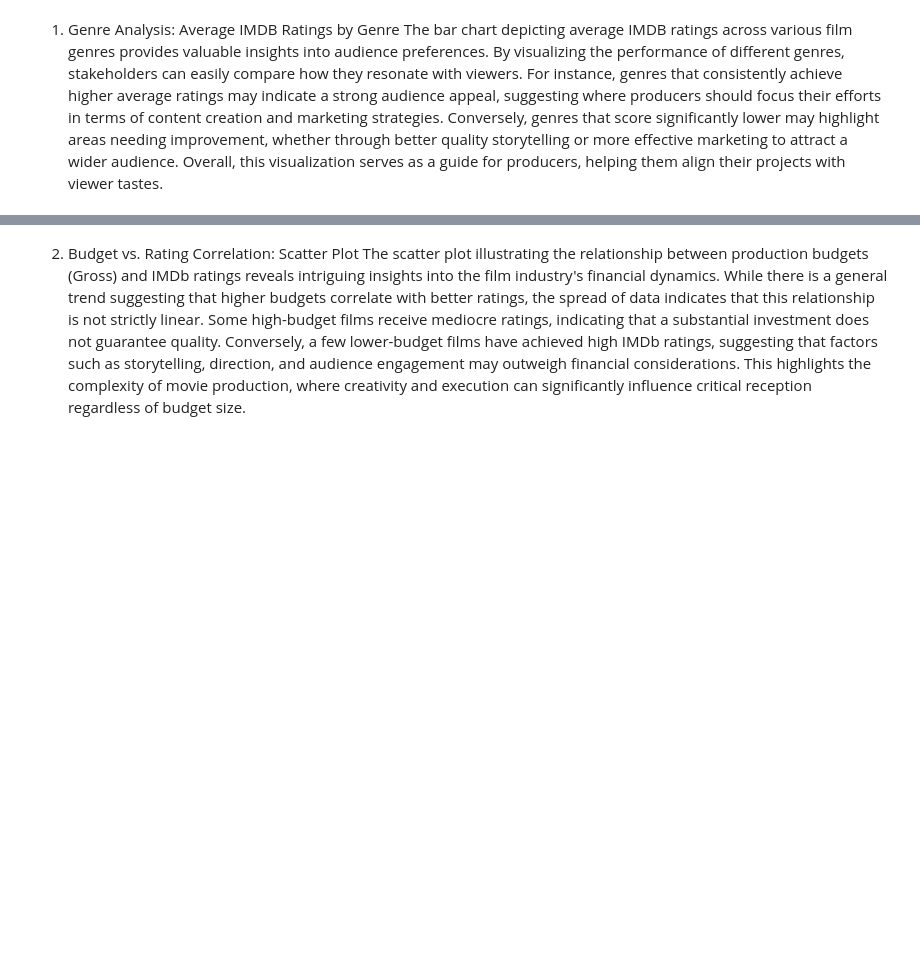
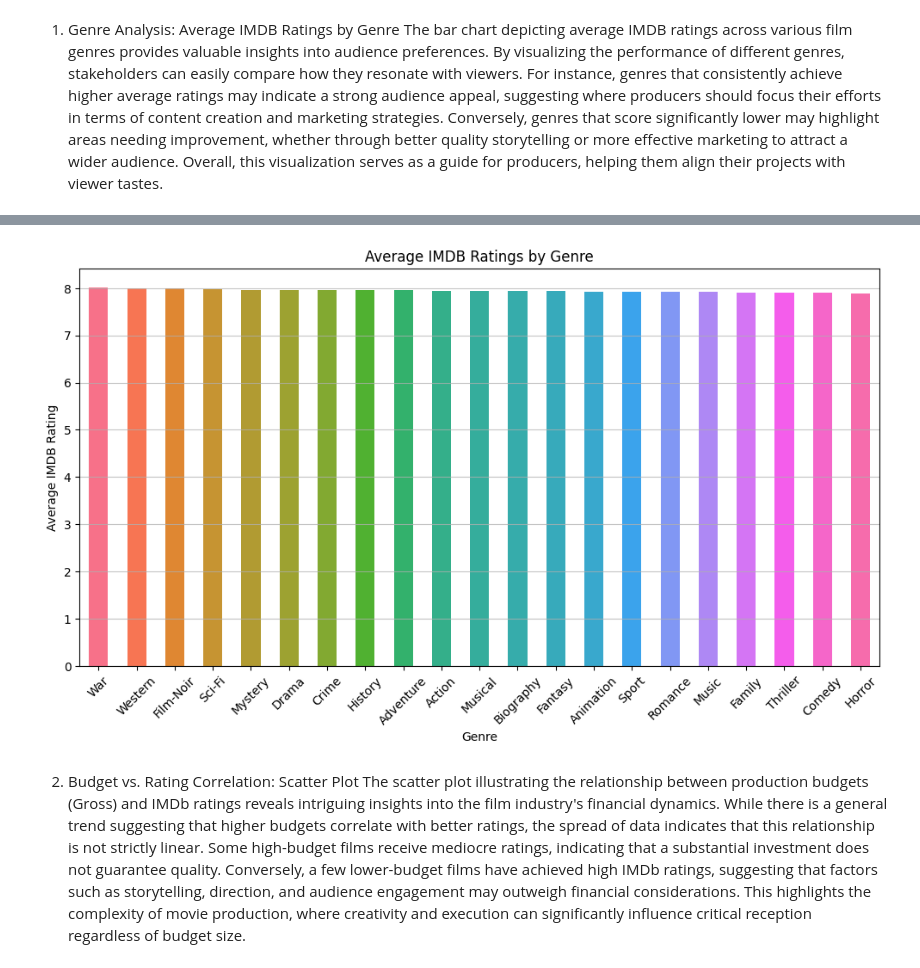
Before and after one commit to IT4063C-Fall24/final-project-ghimirsi, a Jupyter notebook: source.ipynb, the cells around one changed output, grey strips where cells are left out. Saved outputs shown, nothing was run; the diff lists cells and outputs as text; code cells hidden in the pictures; blank space fills up the shorter version.

Commit message:
Update source.ipynb
added the codes for the visualization which was missing in checkpoint 2

```diff
--- a/source.ipynb
+++ b/source.ipynb
@@ -69,3 +66,21 @@ The bar chart depicting average IMDB ratings across various film genres provides
+# %%
+import pandas as pd
+import matplotlib.pyplot as plt
+import seaborn as sns
+
+imdb_data = pd.read_csv('imdb_top_1000.csv')
+imdb_data['Genre'] = imdb_data['Genre'].str.split(', ')
+imdb_data_exploded = imdb_data.explode('Genre')
+
+average_ratings = imdb_data_exploded.groupby('Genre')['IMDB_Rating'].mean().sort_values(ascending=False)
+unique_colors = sns.color_palette("husl", len(average_ratings))
+
+plt.figure(figsize=(12, 6))
+average_ratings.plot(kind='bar', color=unique_colors)
+plt.title('Average IMDB Ratings by Genre')
+plt.xlabel('Genre')
+# %% [output]
+[figure, added]
 # %% [markdown]
 2. Budget vs. Rating Correlation: Scatter Plot
 The scatter plot illustrating the relationship between production budgets (Gross) and IMDb ratings reveals intriguing insights into the film industry's financial dynamics. While there is a general trend suggesting that higher budgets correlate with better ratings, the spread of data indicates that this relationship is not strictly linear. Some high-budget films receive mediocre ratings, indicating that a substantial investment does not guarantee quality. Conversely, a few lower-budget films have achieved high IMDb ratings, suggesting that factors such as storytelling, direction, and audience engagement may outweigh financial considerations. This highlights the complexity of movie production, where creativity and execution can significantly influence critical reception regardless of budget size.
```
Also changed, not shown: parts of 12 cells of this notebook.
